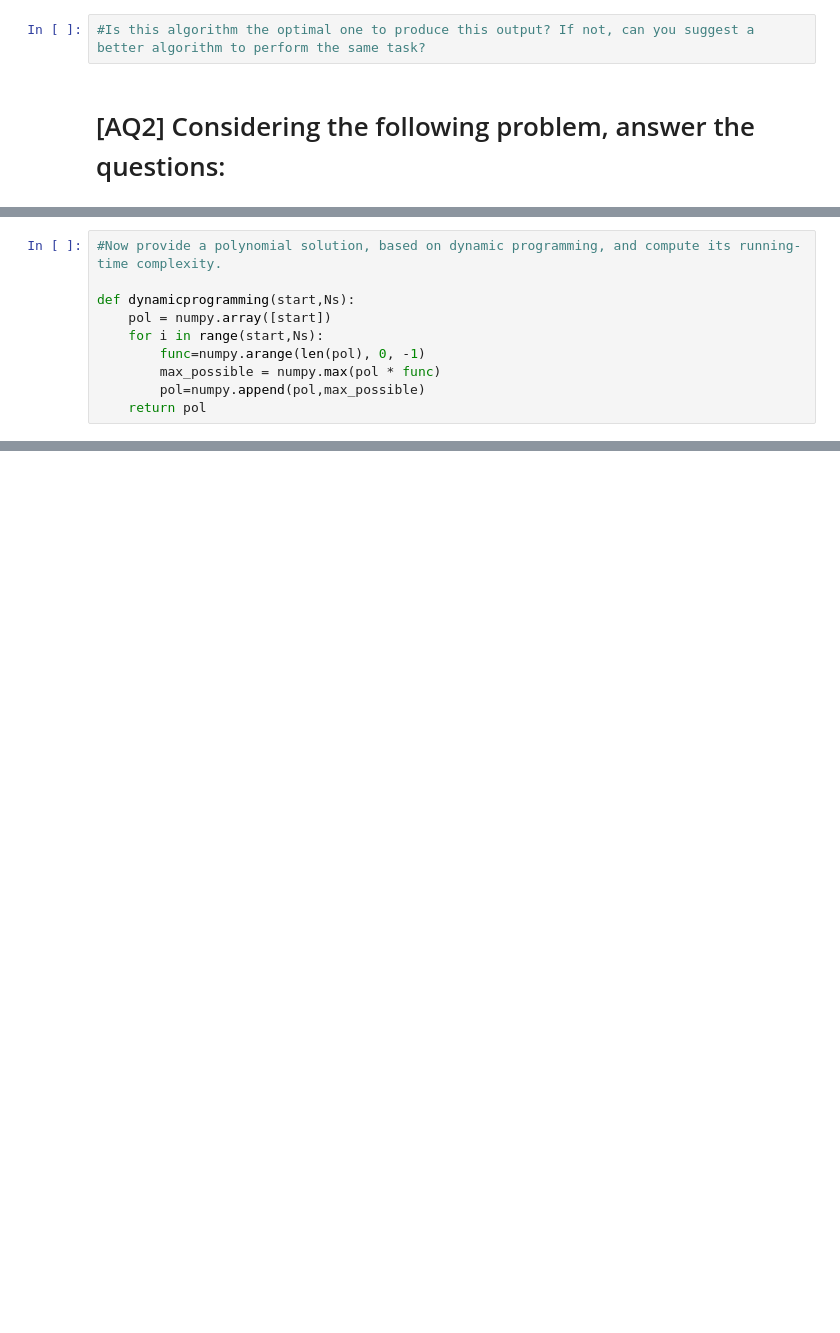
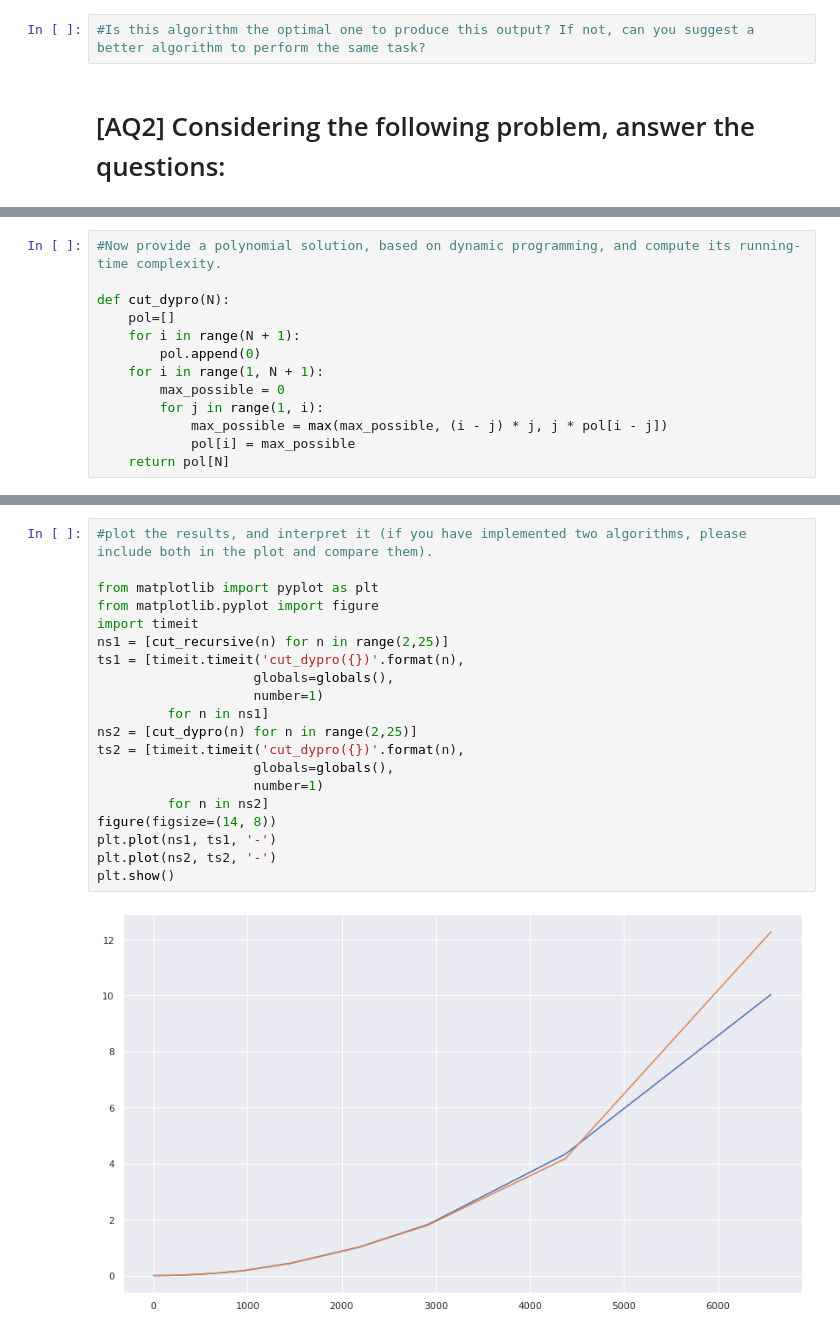
Before and after one commit to PaoloBarba/ADM_HW2, a Jupyter notebook: soukaina_main.ipynb, the cells around one changed output, grey strips where cells are left out. Saved outputs shown, nothing was run; the diff lists cells and outputs as text; blank space fills up the shorter version.

```diff
--- a/soukaina_main.ipynb
+++ b/soukaina_main.ipynb
@@ -752,10 +747,13 @@ recursive(2,25)
 # %%
 #Now provide a polynomial solution, based on dynamic programming, and compute its running-time complexity.
 
-def dynamicprogramming(start,Ns):
-    pol = numpy.array([start])
-    for i in range(start,Ns):
-        func=numpy.arange(len(pol), 0, -1)
-        max_possible = numpy.max(pol * func)
-        pol=numpy.append(pol,max_possible)
-    return pol
+def cut_dypro(N):
+    pol=[]
+    for i in range(N + 1):
+        pol.append(0)
+    for i in range(1, N + 1):
+        max_possible = 0
+        for j in range(1, i):
+            max_possible = max(max_possible, (i - j) * j, j * pol[i - j])
+            pol[i] = max_possible
+    return pol[N]
@@ -769,0 +791,22 @@ array([   2,    2,    4,    6,    8,   12,   18,   24,   36,   54,   72,
+# %%
+#plot the results, and interpret it (if you have implemented two algorithms, please include both in the plot and compare them).
+
+from matplotlib import pyplot as plt
+from matplotlib.pyplot import figure
+import timeit
+ns1 = [cut_recursive(n) for n in range(2,25)]
+ts1 = [timeit.timeit('cut_dypro({})'.format(n),
+                    globals=globals(),
+                    number=1)
+         for n in ns1]
+ns2 = [cut_dypro(n) for n in range(2,25)]
+ts2 = [timeit.timeit('cut_dypro({})'.format(n),
+                    globals=globals(),
+                    number=1)
+         for n in ns2]
+figure(figsize=(14, 8))
+plt.plot(ns1, ts1, '-')
+plt.plot(ns2, ts2, '-')
+plt.show()
+# %% [output]
+[figure, added]
```
Also changed, not shown: parts of 8 cells of this notebook.
